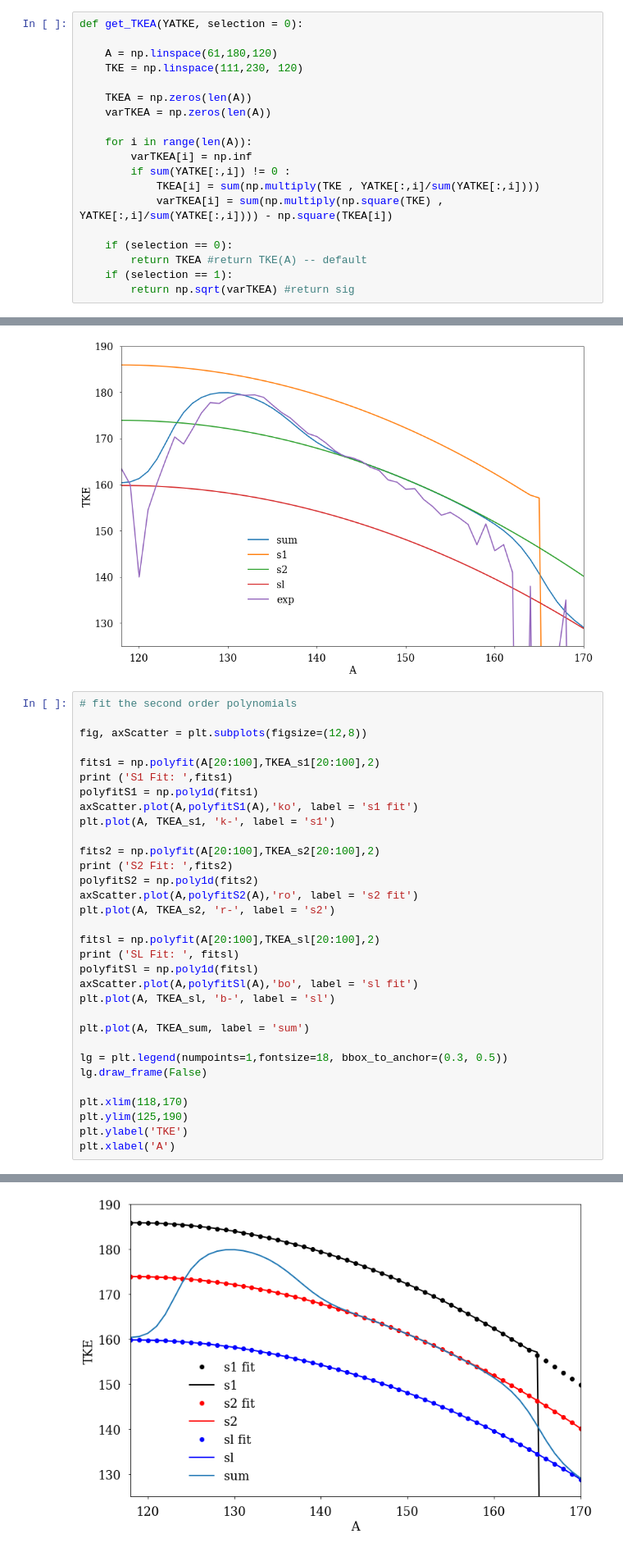
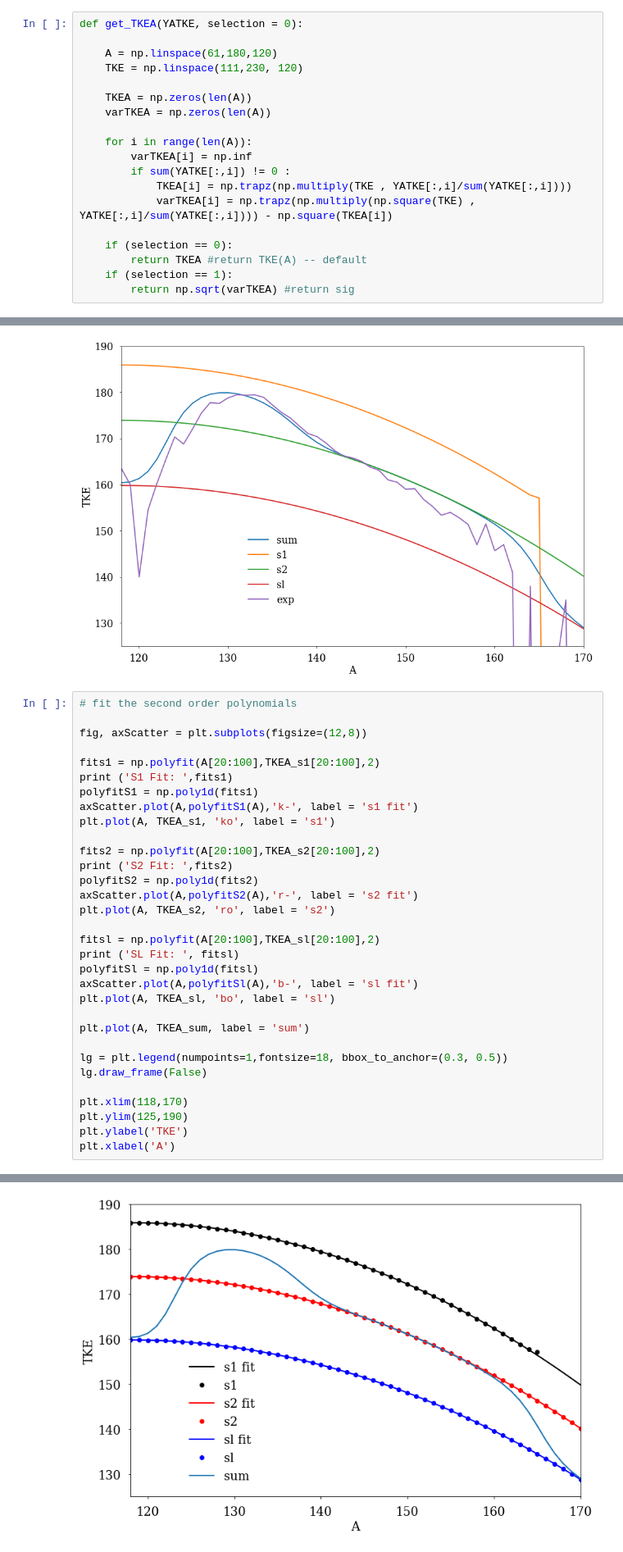
Before and after one commit to austinlc/YATKE, a Jupyter notebook: YATKE.U235.ipynb, the cells around one changed output, grey strips where cells are left out. Shown at 82% size. Cells and saved outputs as stored; diff of their text form.

```diff
--- a/YATKE.U235.ipynb
+++ b/YATKE.U235.ipynb
@@ -182,8 +182,8 @@ def get_TKEA(YATKE, selection = 0):
     for i in range(len(A)):
         varTKEA[i] = np.inf
         if sum(YATKE[:,i]) != 0 :
-            TKEA[i] = sum(np.multiply(TKE , YATKE[:,i]/sum(YATKE[:,i])))
-            varTKEA[i] = sum(np.multiply(np.square(TKE) , YATKE[:,i]/sum(YATKE[:,i]))) - np.square(TKEA[i])
+            TKEA[i] = np.trapz(np.multiply(TKE , YATKE[:,i]/sum(YATKE[:,i])))
+            varTKEA[i] = np.trapz(np.multiply(np.square(TKE) , YATKE[:,i]/sum(YATKE[:,i]))) - np.square(TKEA[i])
 
     if (selection == 0):
         return TKEA #return TKE(A) -- default
@@ -233,20 +253,20 @@ fig, axScatter = plt.subplots(figsize=(12,8))
 fits1 = np.polyfit(A[20:100],TKEA_s1[20:100],2)
 print ('S1 Fit: ',fits1)
 polyfitS1 = np.poly1d(fits1)
-axScatter.plot(A,polyfitS1(A),'ko', label = 's1 fit')
-plt.plot(A, TKEA_s1, 'k-', label = 's1')
+axScatter.plot(A,polyfitS1(A),'k-', label = 's1 fit')
+plt.plot(A, TKEA_s1, 'ko', label = 's1')
 
 fits2 = np.polyfit(A[20:100],TKEA_s2[20:100],2)
 print ('S2 Fit: ',fits2)
 polyfitS2 = np.poly1d(fits2)
-axScatter.plot(A,polyfitS2(A),'ro', label = 's2 fit')
-plt.plot(A, TKEA_s2, 'r-', label = 's2')
+axScatter.plot(A,polyfitS2(A),'r-', label = 's2 fit')
+plt.plot(A, TKEA_s2, 'ro', label = 's2')
 
 fitsl = np.polyfit(A[20:100],TKEA_sl[20:100],2)
 print ('SL Fit: ', fitsl)
 polyfitSl = np.poly1d(fitsl)
-axScatter.plot(A,polyfitSl(A),'bo', label = 'sl fit')
-plt.plot(A, TKEA_sl, 'b-', label = 'sl')
+axScatter.plot(A,polyfitSl(A),'b-', label = 'sl fit')
+plt.plot(A, TKEA_sl, 'bo', label = 'sl')
 
 plt.plot(A, TKEA_sum, label = 'sum')
 
@@ -264,4 +284,4 @@ SL Fit:  [ -1.14789079e-02   2.70902324e+00   1.27815250e-03]
 <matplotlib.text.Text at 0x...>
-[figure, old version]
+[figure, new version]
 # %%
 # model dependent on polynomial fits for TKE modes
```
Also changed, not shown: parts of 30 cells of this notebook, 2 other files.
